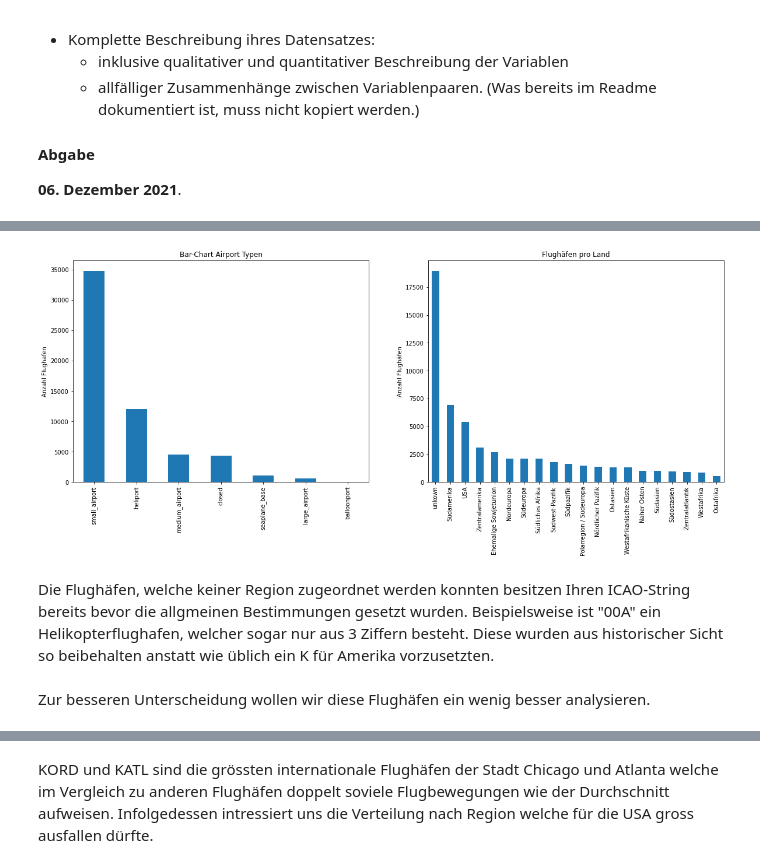
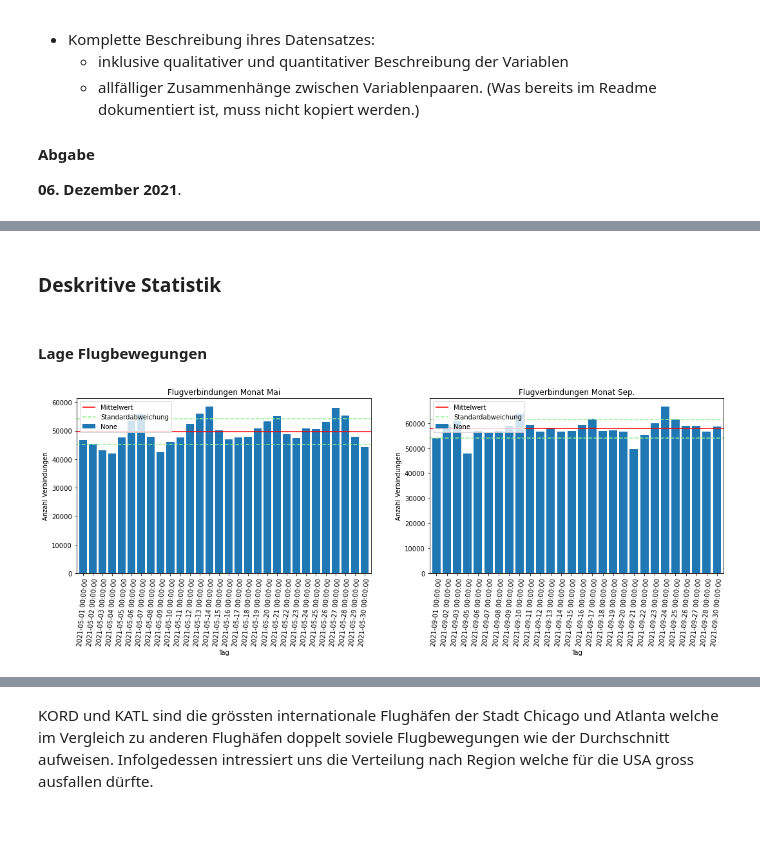
Before and after one commit to marcschny/DataStory_AirplaneHubs, a Jupyter notebook: AirplaneHubs/DataStory_DescriptiveStats.ipynb, the cells around one changed output, grey strips where cells are left out. Cells and saved outputs as stored; diff of their text form; code cells hidden in the pictures; blank space fills up the shorter version.

Commit message:
refactoring desc. stats

```diff
--- a/AirplaneHubs/DataStory_DescriptiveStats.ipynb
+++ b/AirplaneHubs/DataStory_DescriptiveStats.ipynb
@@ -28,7 +42,8 @@ Der Datensatz beschreibt in der Spalte "IDENT" den ICAO-String, welches eine ein
+# %% [markdown]
+### Deskritive Statistik
+# %% [markdown]
+#### Lage Flugbewegungen
 # %%
-bar = ds.bar_category_region(df_a)
+bar = ds.show_stats(df_f)
 # %% [output]
-[figure, old version]
+[figure, new version]
-# %% [markdown]
-Die Flughäfen, welche keiner Region zugeordnet werden konnten besitzen Ihren ICAO-String bereits bevor die allgmeinen Bestimmungen gesetzt wurden. Beispielsweise ist "00A" ein Helikopterflughafen, welcher sogar nur aus 3 Ziffern besteht. Diese wurden aus historischer Sicht so beibehalten anstatt wie üblich ein K für Amerika vorzusetzten. <br><br>
-Zur besseren Unterscheidung wollen wir diese Flughäfen ein wenig besser analysieren.
```
Also changed, not shown: parts of 21 cells of this notebook, 1 other file.
